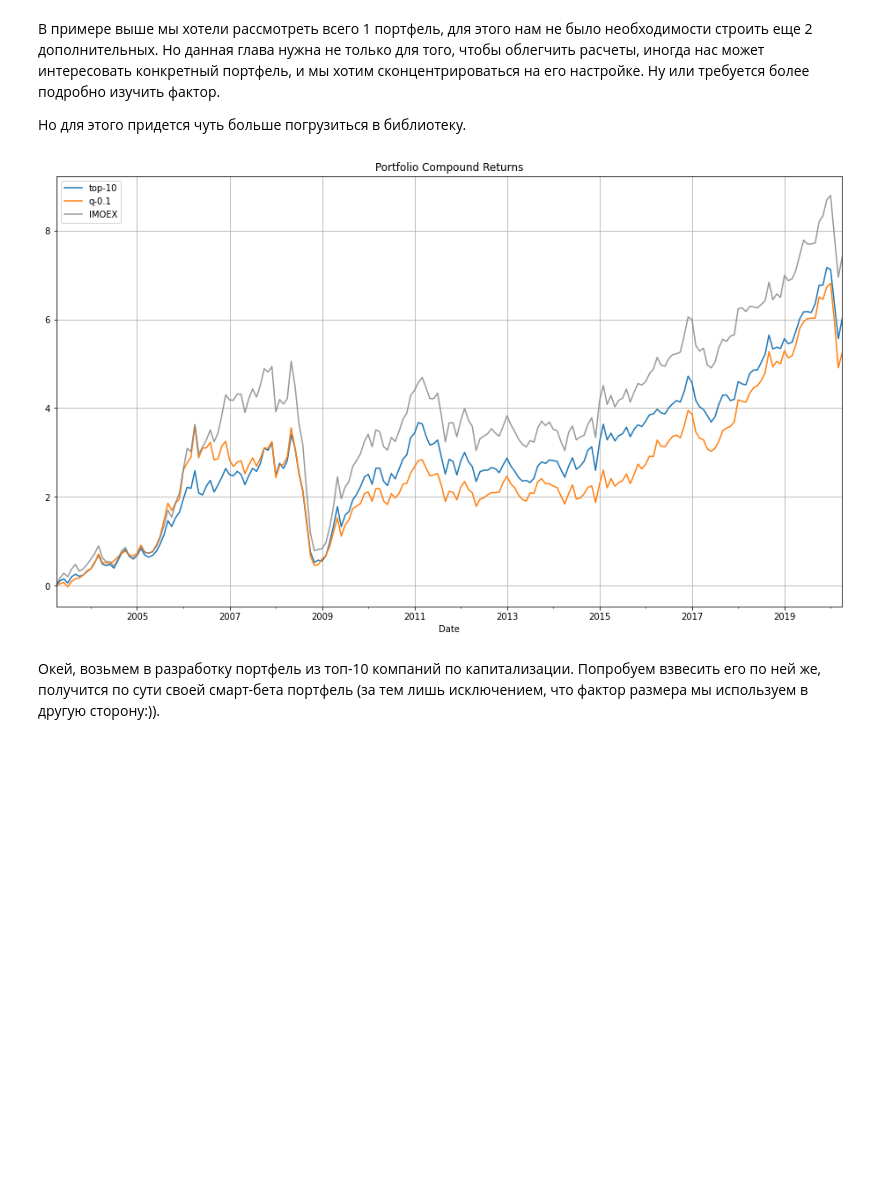
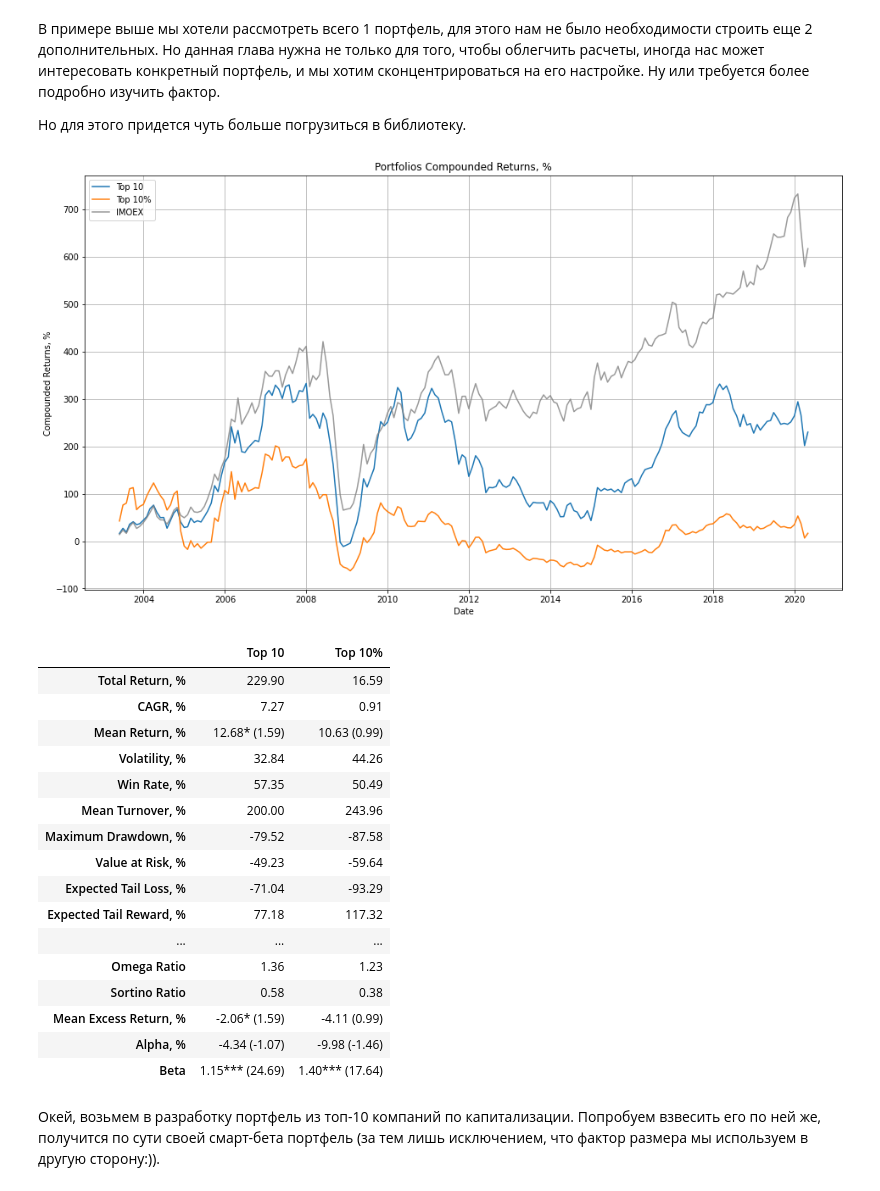
Before and after one commit to atomtosov/pqr, a Jupyter notebook: examples/size_in_russia.ipynb, the cells around one changed output. Drawn from its saved outputs; the diff is of its cells as text; code cells hidden in the pictures; blank space fills up the shorter version.

```diff
--- a/examples/size_in_russia.ipynb
+++ b/examples/size_in_russia.ipynb
@@ -57,3 +56,4 @@ MeanExcessReturn(value=0.006964635575541583, t_stat=0.19263454085480544, p_value
 # %%
-pqr.summary_tear_sheet(portfolios, benchmark)
+summary = pqr.dash.SummaryDashboard(benchmark)
+summary(portfolios)
 # %% [output]
@@ -118,7 +83,0 @@ results.plot.bar()
-# %%
-portfolios = pqr.fit_quantile_factor_model(
-    stock_prices=prices,
-    factor=pqr.Factor(mcap).look_back().filter(liquidity_filter),
-    add_wml=True,
-    quantiles=3
-)
@@ -185,32 +212,44 @@ pqr.rolling_max_drawdown(best_portfolio.returns).plot()
 
 Но для этого придется чуть больше погрузиться в библиотеку.
 # %%
-# создадим 2 портфеля
-
-# портфель, включающий в себя топ-10 акций по значению фактора
-# для фактора размера это в действительности топ-10 худших компаний, т.е. топ-10 с наиболее высокой капитализацией
-top10_portfolio = pqr.Portfolio('top-10')
-
-# портфель, включающий 10% бумаг с наименьшим значением фактора
-q01_portfolio = pqr.Portfolio('q-0.1')
+# создадим 2 стратегии отбора акций: топ-10 акций по фактору и топ 10% акций по фактору
+top10 = pqr.fm.Top(10)
+q01 = pqr.fm.Quantiles(0, 0.1)
 # %%
-# проинвестируем в оба в стратегию 3-0-3
-top10_portfolio.pick_by_factor(
-    factor=size,
-    thresholds=(1, 10),
-    method='top'
-).weigh_equally().allocate(prices)
+# проинвестируем в оба в нашу изначальную стратегию 3-0-3
+top10_portfolio = builder(
+    universe,
+    longs=top10(size),
+    name="Top 10"
+)
 
 
-q01_portfolio.pick_by_factor(
-    factor=size,
-    thresholds=(0, 0.1),
-    method='quantile'
-).weigh_equally().allocate(prices);
+q01_portfolio = builder(
+    universe,
+    longs=q01(size),
+    name="Top 10%"
+)
 # %%
-pqr.plot_compound_returns([top10_portfolio, q01_portfolio], benchmark)
+summary([top10_portfolio, q01_portfolio])
 # %% [output]
-[figure, old version]
+[figure, new version]
+|  | Top 10 | Top 10% |
+| Total Return, % | 229.90 | 16.59 |
+| CAGR, % | 7.27 | 0.91 |
+| Mean Return, % | 12.68* (1.59) | 10.63 (0.99) |
+| Volatility, % | 32.84 | 44.26 |
+| Win Rate, % | 57.35 | 50.49 |
+| Mean Turnover, % | 200.00 | 243.96 |
+| Maximum Drawdown, % | -79.52 | -87.58 |
+| Value at Risk, % | -49.23 | -59.64 |
+| Expected Tail Loss, % | -71.04 | -93.29 |
+| Expected Tail Reward, % | 77.18 | 117.32 |
+| ... | ... | ... |
+| Omega Ratio | 1.36 | 1.23 |
+| Sortino Ratio | 0.58 | 0.38 |
+| Mean Excess Return, % | -2.06* (1.59) | -4.11 (0.99) |
+| Alpha, % | -4.34 (-1.07) | -9.98 (-1.46) |
+| Beta | 1.15*** (24.69) | 1.40*** (17.64) |
 # %% [markdown]
 Окей, возьмем в разработку портфель из топ-10 компаний по капитализации. Попробуем взвесить его по ней же, получится по сути своей смарт-бета портфель (за тем лишь исключением, что фактор размера мы используем в другую сторону:)).
 # %%
```
Also changed, not shown: parts of 43 cells of this notebook, 5 other files.
